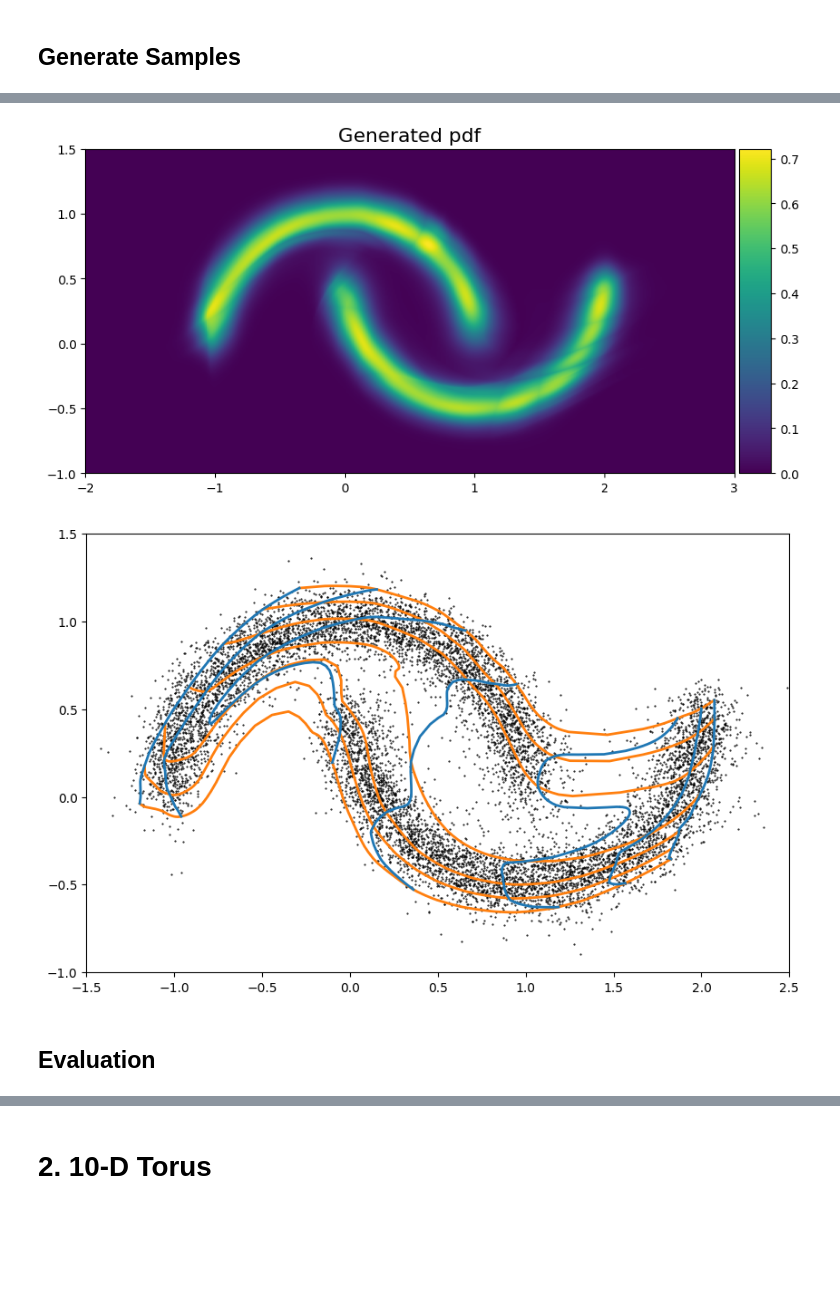
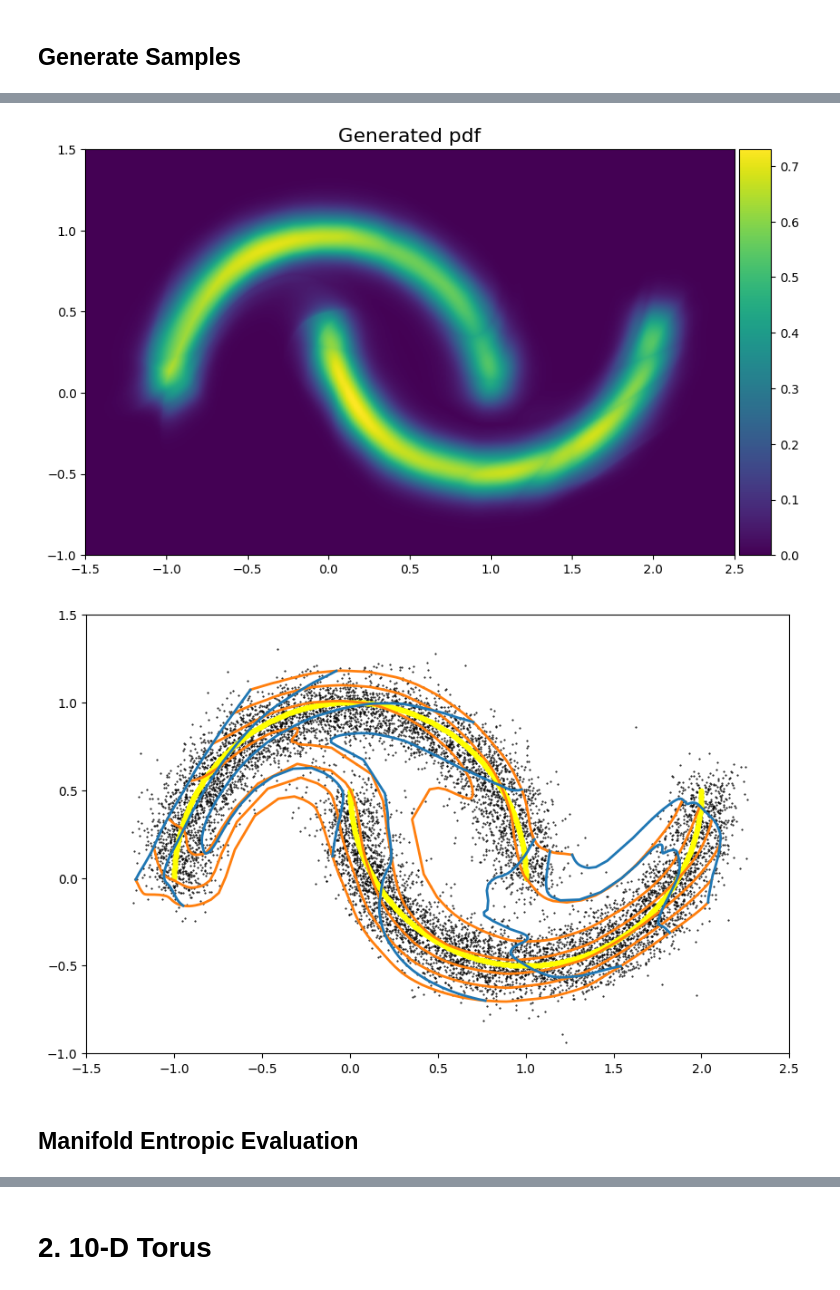
Before and after one commit to vislearn/ManifoldEntropicMetrics, a Jupyter notebook: minimal_example.ipynb, the cells around one changed output, grey strips where cells are left out. Drawn from its saved outputs; the diff is of its cells as text; code cells hidden in the pictures; blank space fills up the shorter version.

```diff
--- a/minimal_example.ipynb
+++ b/minimal_example.ipynb
@@ -66,14 +66,12 @@ def get_jacobian_general(z, fwd_mode=False, transform=None, normalize_z=False, p
     return full_jac_array
 # %%
 def get_loss(model, x, kwargs_loss):
-    use_PF_exact = kwargs_loss['use_PF_exact'] #use the Principal Manifold objective with the full Jacobian per batch element
-    use_PF_approx = kwargs_loss['use_PF_approx'] #use the Principal Manifold objective with one Jacobian column per batch element
+    use_PF_exact = kwargs_loss['use_PF_exact'] #use the Principal Component Flows objective with the full Jacobian per batch element
     alpha = kwargs_loss['alpha']
     use_rec = kwargs_loss['use_rec']
     dims_rec = kwargs_loss['dims_rec']
     lam_rec = kwargs_loss['lam_rec']
-    assert not (use_PF_exact and use_PF_approx), 'use_PF_exact and use_PF_approx cannot be used together'
-    if use_PF_exact or use_PF_approx:
+    if use_PF_exact:
         assert 0 <= alpha <= 1, 'alpha must be between 0 and 1'
     if use_rec:
         assert lam_rec >= 0, 'lam_rec must be positive'
@@ -97,25 +95,8 @@ def get_loss(model, x, kwargs_loss):
         PF_objective = torch.sum(ML_pz + ljd_inv_i,   0) #we use the decoder Jacobian columns as in the brute force implementation
 
         loss = ((1-alpha)*ML + torch.sum(alpha*PF_objective)) / x.numel()
-    elif use_PF_approx:
-        pass
     else:
         loss = ML.sum() / x.numel()
-
-        # elif mode == 'bwd_full': #Implementation from "Principal Manifold models" paper but with full Jacobian
-        #     grad_zx = []
-        #     for j in range(N_dim):
-        #         grad_zx.append(grad(z[:, j].sum(), x, create_graph=True)[0])
-        #     grad_zx = torch.stack(grad_zx, axis=1) #Jacobian of the encoder
-        #     #print(grad_zx.shape)
-        #     ljd_i = torch.log(torch.sum(grad_zx**2, axis=-1))
-
-        #     loss_ML = (ML_pz.sum(-1) - ljd).sum()
-        #     PF_objective_i = (1/2*torch.sum(ljd_i) - ljd.sum(0))
-        #     loss = (loss_ML + alpha*PF_objective_i) / x.numel()
-
-        #     with torch.no_grad():
-        #         MTC = PF_objective_i / x.numel()
 
     if use_rec:
         z_rec = z.clone()
@@ -384,7 +348,6 @@ SequenceINN(
 kwargs_loss = {
     'batch_size': 1024,
     'use_PF_exact': False, #additionally minimize the Manifold Total Correlation
-    'use_PF_approx': False, #additionally minimize the Manifold Total Correlation
     'alpha': 1,
     'use_rec': False, #additionally minimize reconstruction loss via MSE
     'lam_rec': 1,
@@ -481,26 +447,27 @@ plt.show()
 # %%
 figsize = 10
 samples_size = 0.5
 linewidth = 1
 manifold_size = 5 #20
 N_samples = 1000
 N_manifold_samples = 10000 #1000
+x_range, y_range = [-1.5,2.5], [-1.0,1.5]
 #data_function = lambda N_samples_manifold: make_moons(n_samples=N_samples_manifold, noise=0)[0]
 
 fig, axes = plt.subplots(1, 1, figsize=(figsize, figsize), squeeze=False, constrained_layout=False)
 axes = axes.flatten()
 
 plot_pdf(N_samples_manifold=N_manifold_samples, resolution=500, model=flow, show_original_manifold=False, show_pred_manifold=False, data_function=data_function, N_dim=2, x_range=x_range, y_range=y_range, c_range=None, figsize=figsize, plot_image=True, save_image=False, save_folder=None, info=None, title='Generated pdf', fontsize=16, device=device, N_contours = None, no_plot=True, fig=fig, axes=axes, use_colorbar=True, constrained_layout=False, axis_off=False, output_filetype=False)
 
 plt.show()
 # %% [output]
-[figure, old version]
+[figure, new version]
 # %%
 figsize = 10
 samples_size = 1
 linewidth = 2
 pred_manifold_linewidth = 3
-manifold_size = 20
+manifold_size = 10
 
 N_samples = 10000
 N_manifold_samples = 1000
@@ -508,11 +475,14 @@ x_range, y_range = [-1.5,2.5], [-1.0,1.5]
 
 data_function = lambda BATCHSIZE: make_moons(n_samples=BATCHSIZE, noise=0)[0]
 
-plot_contour_grid(model=flow, N_DIM=2, BATCHSIZE_samples = N_samples, BATCHSIZE_manifolds=N_manifold_samples, show_samples=True, color_samples=False, show_contour_grid=True, show_infinite_grid=False, show_original_manifold=True, show_pred_manifold=False, show_z_space=False, figsize=figsize, title=None, manifold=None, data_function=data_function, alpha=1, theta=None, x_range=x_range, y_range=y_range, z_range=None, N_maj_ticks = 7, N_min_ticks = 50, samples_size=samples_size, manifold_size=manifold_size, linewidth=linewidth, pred_manifold_linewidth=pred_manifold_linewidth, plot_two_sides=False, elev=None, azim=None, x_ortho=False, z_ortho=True, temperature_core=1.0, plot_image=True, save_image=False, save_folder=None, info='', fontsize=None, args=None)
+show_original_manifold  = True
+show_pred_manifold      = False
+
+plot_contour_grid(model=flow, N_DIM=2, BATCHSIZE_samples = N_samples, BATCHSIZE_manifolds=N_manifold_samples, show_samples=True, show_contour_grid=True, show_original_manifold=show_original_manifold, show_pred_manifold=show_pred_manifold, figsize=figsize, title=None, data_function=data_function, alpha=1, x_range=x_range, y_range=y_range, N_maj_ticks = 7, N_min_ticks = 50, samples_size=samples_size, manifold_size=manifold_size, linewidth=linewidth, pred_manifold_linewidth=pred_manifold_linewidth, grid_scaling=1.0, fontsize=None)
 # %% [output]
-[figure, old version]
+[figure, new version]
 # %% [markdown]
-## Evaluation
+## Manifold Entropic Evaluation
 # %%
 #first compute the full Jacobian matrix
 jac, ljd, z, x = get_decoder_jac(flow, kwargs_data, N_samples=10000, print_info=False)
```
Also changed, not shown: parts of 27 cells of this notebook, 3 other files.
